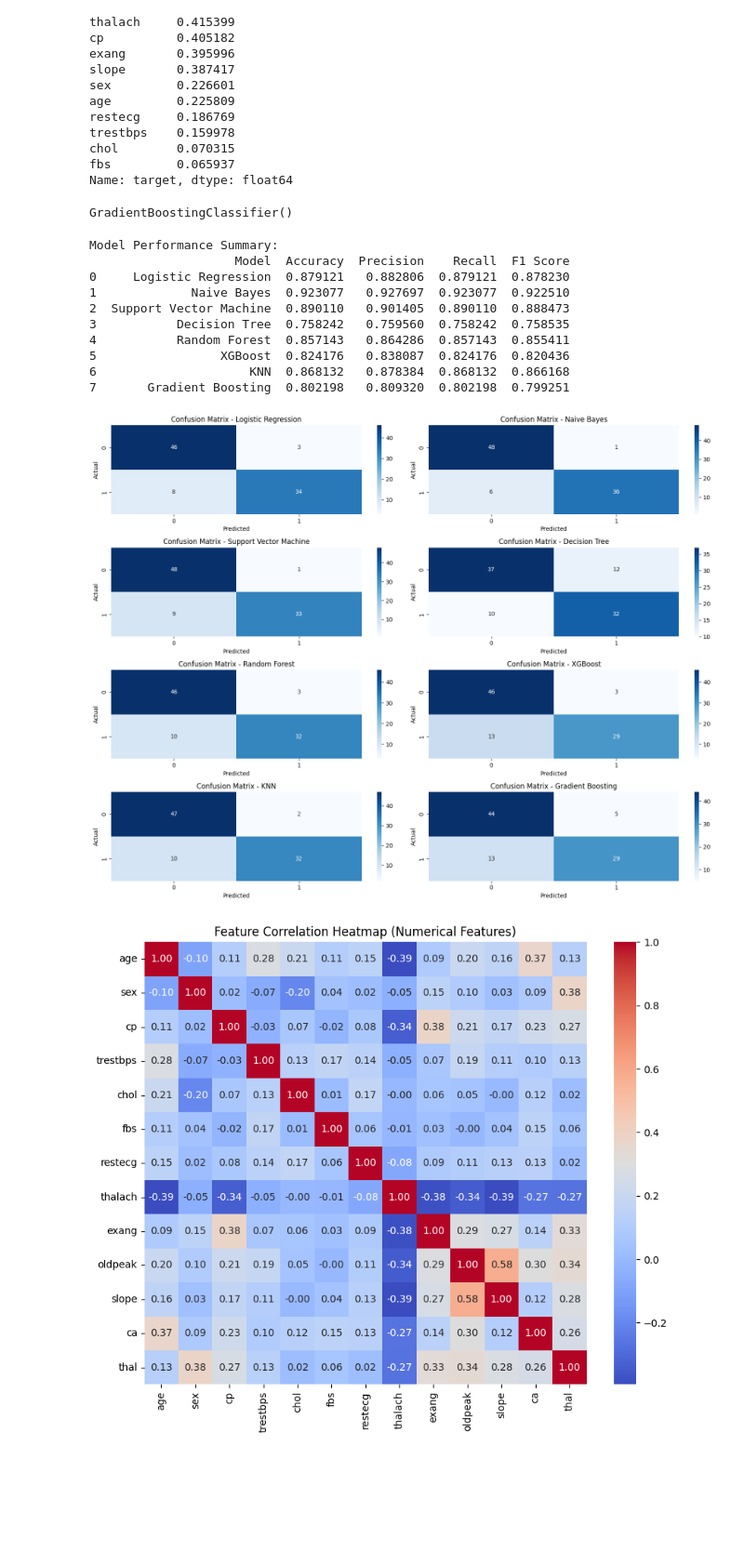
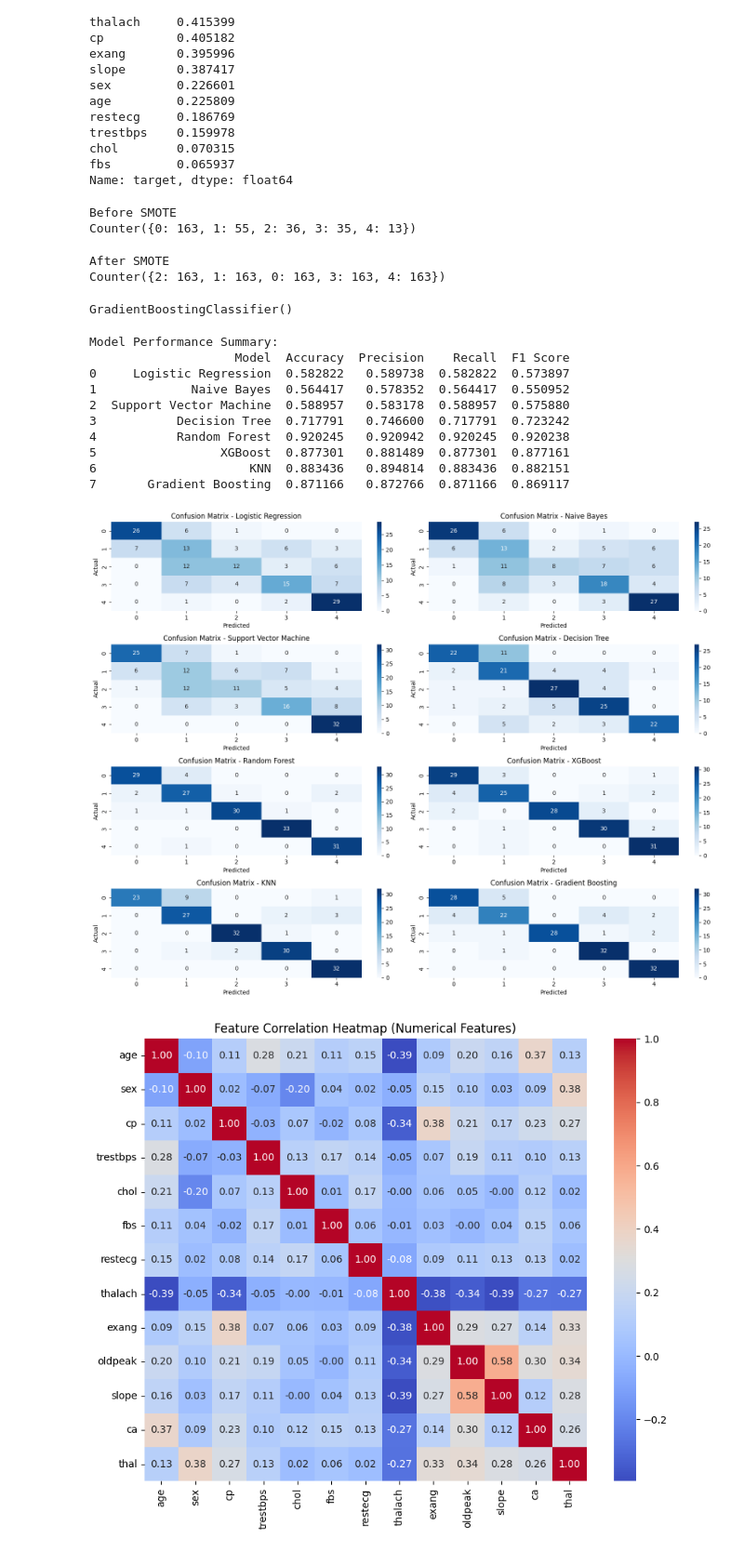
Before and after one commit to noelsony/CAD-Risk-Estimation, a Jupyter notebook: CADProj.ipynb, the cells around one changed output. Shown: that part at 93% size. Drawn from its saved outputs; the diff is of its cells as text; code cells hidden in the pictures; blank space fills up the shorter version.

Commit message:
Applied SMOTE for imbalanced mulitclass target

```diff
--- a/CADProj.ipynb
+++ b/CADProj.ipynb
@@ -26,5 +27,5 @@ Drive already mounted at /content/drive; to attempt to forcibly remount, call dr
 # %%
-df = pd.read_csv("C:\Noel\codeProjects\CAD\archive\processed_cleveland_data.csv", na_values='?')
+df = pd.read_csv("processed_cleveland_data.csv", na_values='?')
 df.drop(columns=['index'], inplace=True)
 # %%
 info = ["age","1: male, 0: female","chest pain type, 1: typical angina, 2: atypical angina, 3: non-anginal pain, 4: asymptomatic","resting blood pressure"," serum cholestoral in mg/dl","fasting blood sugar > 120 mg/dl","resting electrocardiographic results (values 0,1,2)"," maximum heart rate achieved","exercise induced angina","oldpeak = ST depression induced by exercise relative to rest","the slope of the peak exercise ST segment","number of major vessels (0-3) colored by flourosopy","thal: 3 = normal; 6 = fixed defect; 7 = reversable defect"]
@@ -98,15 +100,28 @@ Name: target, dtype: float64
+# %%
+print("Before SMOTE")
+counter = Counter(y)
+print(counter)
+# %% [output]
+Before SMOTE
+Counter({0: 163, 1: 55, 2: 36, 3: 35, 4: 13})
 # %%
-X = df.drop(columns=[target_column])
-y = df[target_column]
-
-X_train, X_test, y_train, y_test = train_test_split(X, y, test_size=0.3, stratify=y, random_state=42)
+oversample = SMOTE()
+X, y = oversample.fit_resample(X, y)
+X_train, X_test, y_train, y_test = train_test_split(X, y, test_size=0.2, stratify=y, random_state=42)
+# %%
+print("After SMOTE")
+counter = Counter(y)
+print(counter)
+# %% [output]
+After SMOTE
+Counter({2: 163, 1: 163, 0: 163, 3: 163, 4: 163})
 # %%
-logreg = LogisticRegression(max_iter=200)
+logreg = LogisticRegression(class_weight='balanced', max_iter=200)
 nb = GaussianNB()
 sv = svm.SVC(kernel='linear')
-dt = DecisionTreeClassifier()
-rf = RandomForestClassifier(n_estimators=100)
-xgb = XGBClassifier(eval_metric='logloss')
+dt = DecisionTreeClassifier(class_weight='balanced')
+rf = RandomForestClassifier(class_weight='balanced', n_estimators=100)
+xgb = XGBClassifier(eval_metric='mlogloss')
 knn = KNeighborsClassifier(n_neighbors=5)
 gbm = GradientBoostingClassifier(n_estimators=100, learning_rate=0.1)
 # %%
@@ -144,7 +159,6 @@ performance_data = {
 for name, y_pred in zip(model_names, y_preds):
     performance_data["Model"].append(name)
     performance_data["Accuracy"].append(accuracy_score(y_test, y_pred))
-    # Set average to 'weighted' for multiclass problems
     performance_data["Precision"].append(precision_score(y_test, y_pred, zero_division=0, average='weighted'))
     performance_data["Recall"].append(recall_score(y_test, y_pred, zero_division=0, average='weighted'))
     performance_data["F1 Score"].append(f1_score(y_test, y_pred, zero_division=0, average='weighted'))
@@ -157,44 +171,44 @@ print(df_results)
 # %% [output]
 Model Performance Summary:
                     Model  Accuracy  Precision    Recall  F1 Score
-0     Logistic Regression  0.879121   0.882806  0.879121  0.878230
-1             Naive Bayes  0.923077   0.927697  0.923077  0.922510
-2  Support Vector Machine  0.890110   0.901405  0.890110  0.888473
-3           Decision Tree  0.758242   0.759560  0.758242  0.758535
-4           Random Forest  0.857143   0.864286  0.857143  0.855411
-5                 XGBoost  0.824176   0.838087  0.824176  0.820436
-6                     KNN  0.868132   0.878384  0.868132  0.866168
-7       Gradient Boosting  0.802198   0.809320  0.802198  0.799251
+0     Logistic Regression  0.582822   0.589738  0.582822  0.573897
+1             Naive Bayes  0.564417   0.578352  0.564417  0.550952
+2  Support Vector Machine  0.588957   0.583178  0.588957  0.575880
+3           Decision Tree  0.717791   0.746600  0.717791  0.723242
+4           Random Forest  0.920245   0.920942  0.920245  0.920238
+5                 XGBoost  0.877301   0.881489  0.877301  0.877161
+6                     KNN  0.883436   0.894814  0.883436  0.882151
+7       Gradient Boosting  0.871166   0.872766  0.871166  0.869117
 # %%
 predictions = {
     'Logistic Regression': y_pred_logreg,
     'Naive Bayes': y_pred_nb,
     'Support Vector Machine': y_pred_sv,
     'Decision Tree': y_pred_dt,
     'Random Forest': y_pred_rf,
     'XGBoost': y_pred_xgb,
     'KNN': y_pred_knn,
     'Gradient Boosting': y_pred_gbm
 }
 
 
-class_labels = le_target.classes_ if 'le_target' in locals() and le_target else ['0', '1']
+class_labels = le_target.classes_ if 'le_target' in locals() and le_target else ['0', '1', '2', '3', '4']
 
 plt.figure(figsize=(16, 12))
 
 for i, (name, preds) in enumerate(predictions.items(), 1):
     cm = confusion_matrix(y_test, preds)
     plt.subplot(4, 2, i)
     sns.heatmap(cm, annot=True, fmt='d', cmap='Blues',
                 xticklabels=class_labels, yticklabels=class_labels)
     plt.title(f"Confusion Matrix - {name}")
     plt.xlabel("Predicted")
     plt.ylabel("Actual")
 
 plt.tight_layout()
 plt.show()
 # %% [output]
-[figure, old version]
+[figure, new version]
 # %%
 numerical_features_in_df = df.select_dtypes(include=['number']).columns.tolist()
 
```
Also changed, not shown: parts of 13 cells of this notebook.
